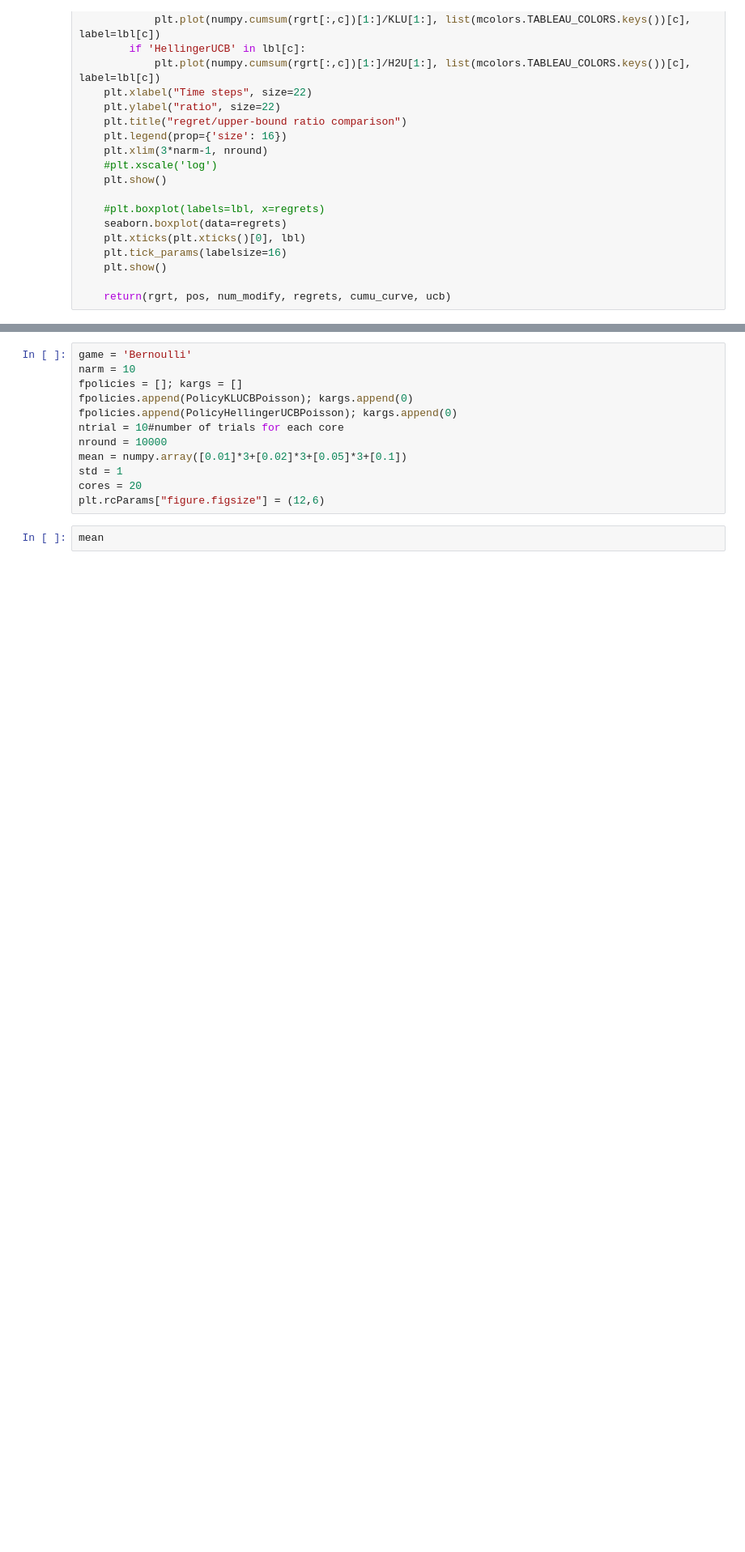
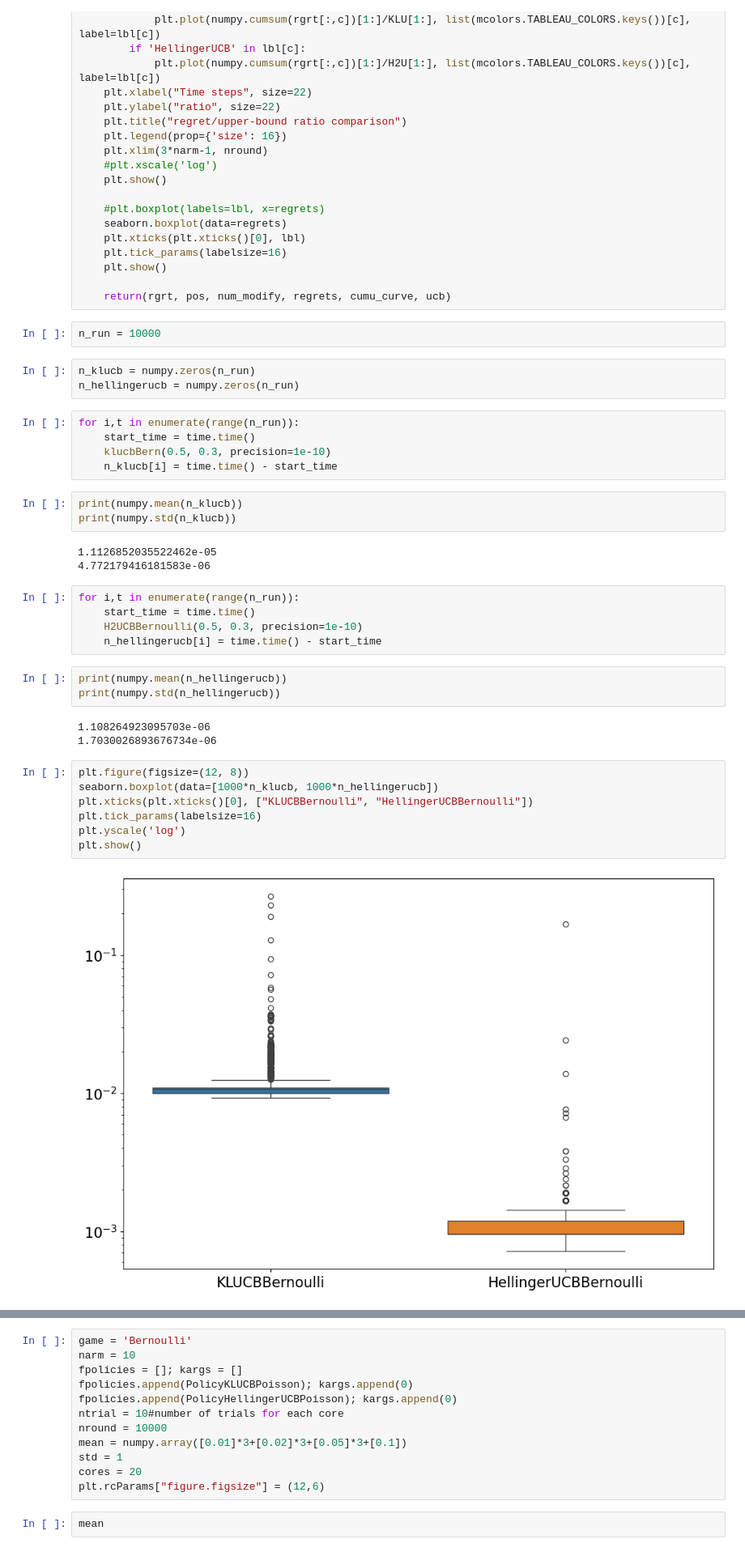
Before and after one commit to Ruy0216/HellingerUCB, a Jupyter notebook: HellingerUCB.ipynb, the cells around one changed output, grey strips where cells are left out. Shown at 81% size. Drawn from its saved outputs; the diff is of its cells as text; blank space fills up the shorter version.

```diff
--- a/HellingerUCB.ipynb
+++ b/HellingerUCB.ipynb
@@ -451,3 +465,39 @@ def parallel(fpolicies, kargs, ntrial, nround, narm, mean, std, mab_type, cores)
     plt.show()
 
     return(rgrt, pos, num_modify, regrets, cumu_curve, ucb)
+# %%
+n_run = 10000
+# %%
+n_klucb = numpy.zeros(n_run)
+n_hellingerucb = numpy.zeros(n_run)
+# %%
+for i,t in enumerate(range(n_run)):
+    start_time = time.time()
+    klucbBern(0.5, 0.3, precision=1e-10)
+    n_klucb[i] = time.time() - start_time
+# %%
+print(numpy.mean(n_klucb))
+print(numpy.std(n_klucb))
+# %% [output]
+1.1126852035522462e-05
+4.772179416181583e-06
+# %%
+for i,t in enumerate(range(n_run)):
+    start_time = time.time()
+    H2UCBBernoulli(0.5, 0.3, precision=1e-10)
+    n_hellingerucb[i] = time.time() - start_time
+# %%
+print(numpy.mean(n_hellingerucb))
+print(numpy.std(n_hellingerucb))
+# %% [output]
+1.108264923095703e-06
+1.7030026893676734e-06
+# %%
+plt.figure(figsize=(12, 8))
+seaborn.boxplot(data=[1000*n_klucb, 1000*n_hellingerucb])
+plt.xticks(plt.xticks()[0], ["KLUCBBernoulli", "HellingerUCBBernoulli"])
+plt.tick_params(labelsize=16)
+plt.yscale('log')
+plt.show()
+# %% [output]
+[figure, added]
```
Also changed, not shown: parts of 4 cells of this notebook.
